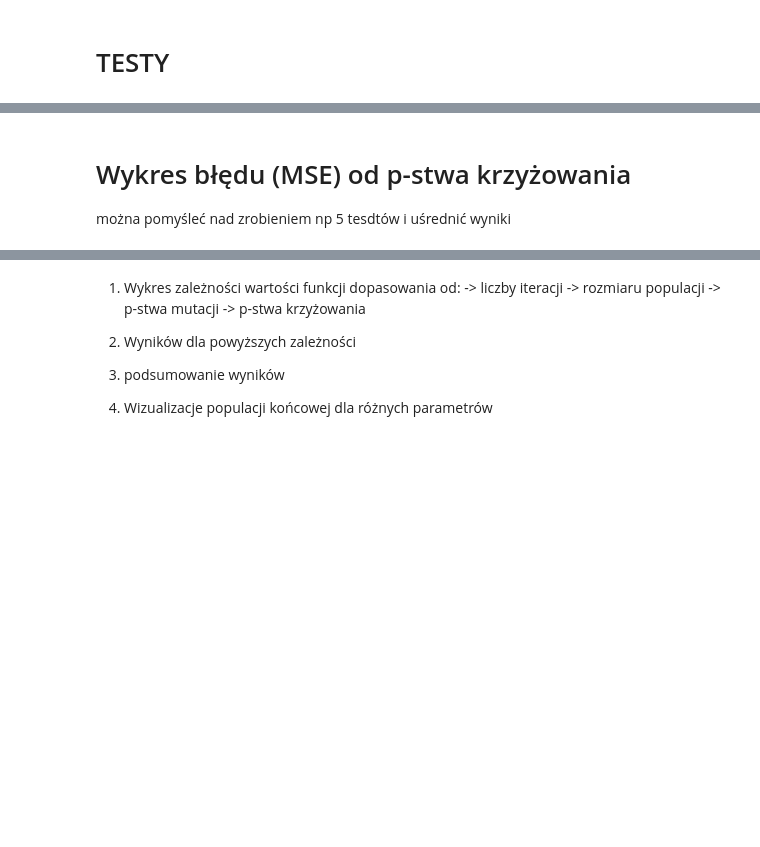
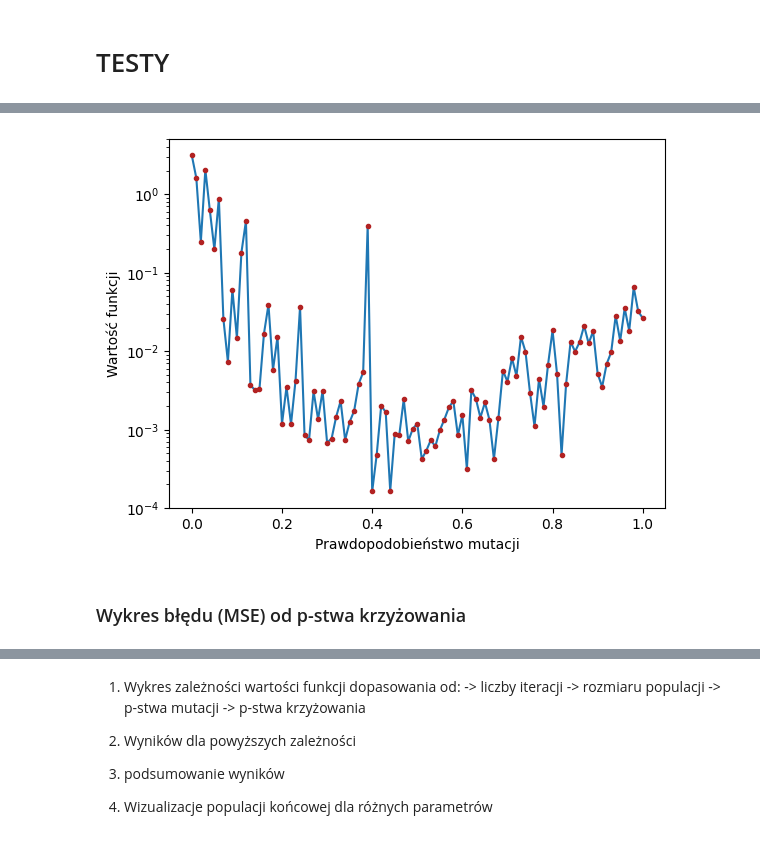
Before and after one commit to mwewior/introduction-to-ai, a Jupyter notebook: lab2/ewolucja.ipynb, the cells around one changed output, grey strips where cells are left out. Saved outputs shown, nothing was run; the diff lists cells and outputs as text; code cells hidden in the pictures; blank space fills up the shorter version.

```diff
--- a/lab2/ewolucja.ipynb
+++ b/lab2/ewolucja.ipynb
@@ -528,12 +567,3 @@ for _ in range(5):
         cur_mse.append(population.best_fitness().value())
     iteracje.append(cur_pop)
     mse_i.append(cur_mse)
-# %%
-mean_results_val_i = []
-for i in range(len(default_iterations)):
-    sum = 0
-    for t in range(5):
-        sum += mse_i[t][i]
-    mean_results_val_i.append(sum/5)
-results_iter = cur_iter
-results_i = [default_iterations, mean_results_val_i]
@@ -551,22 +577,13 @@ można pomyśleć nad zrobieniem np 5 tesdtów i uśrednić wyniki
 # %%
-testfun = Rastrigin(RAST_BOUNDS, DIMENSIONS)
 
-
-default_mutations = []
-for i in range(101):
-    default_mutations.append(i/100)
-mutacje = []
-mse_m = []
 
 for _ in range(5):
     cur_mut = []
     cur_mse = []
     for mutacja in default_mutations:
-        # for testfun in testing_functions:
         plot = Plotter(testfun, PLOT_STEPS)
         sigma = SIGMA
         if testfun.name() == "Griewank": sigma = 2
-        # population = Evolution(testfun, ITERATIONS, POPULATION, PM, PC, sigma)
         population = Evolution(testfun, ITERATIONS, POPULATION, mutacja, PC, sigma)
         best_fitnesses = []
 
@@ -598,4 +599,8 @@ plt.show()
+# %%
+mean_results_val_m = reuslt_maker(default_mutations, mse_m)
+plot_results(default_mutations, mean_results_val_m, 'Prawdopodobieństwo mutacji')
+# %% [output]
+[figure, added]
 # %% [markdown]
-# Wykres błędu (MSE) od p-stwa krzyżowania </br>
-można pomyśleć nad zrobieniem np 5 tesdtów i uśrednić wyniki
+### Wykres błędu (MSE) od p-stwa krzyżowania
 # %%
```
Also changed, not shown: parts of 25 cells of this notebook.
